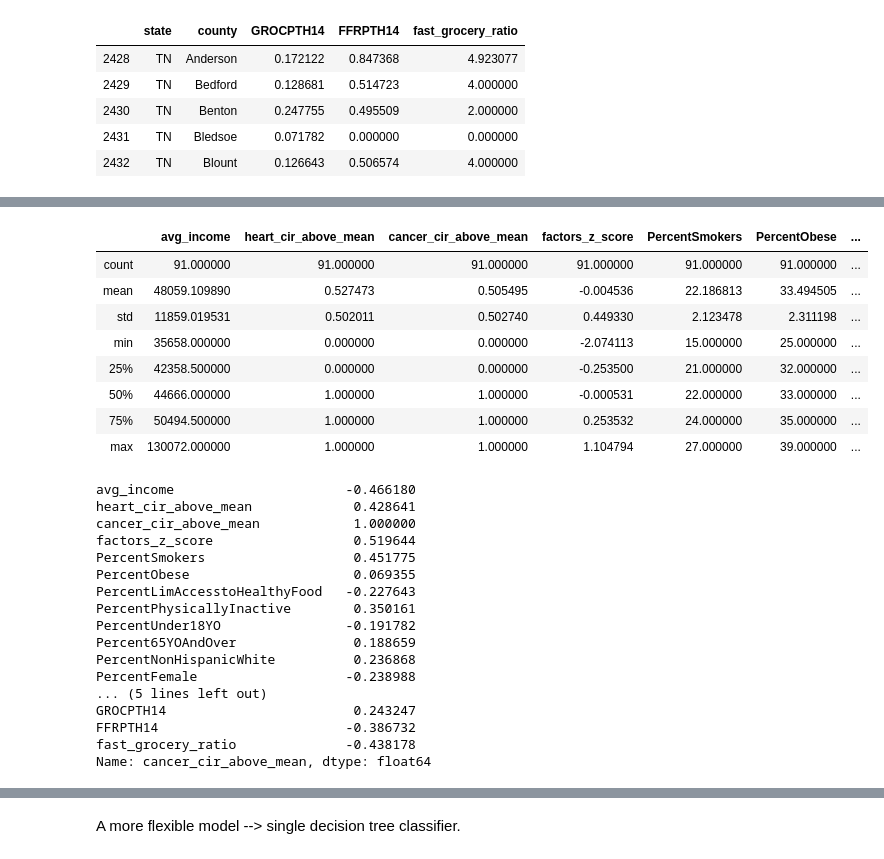
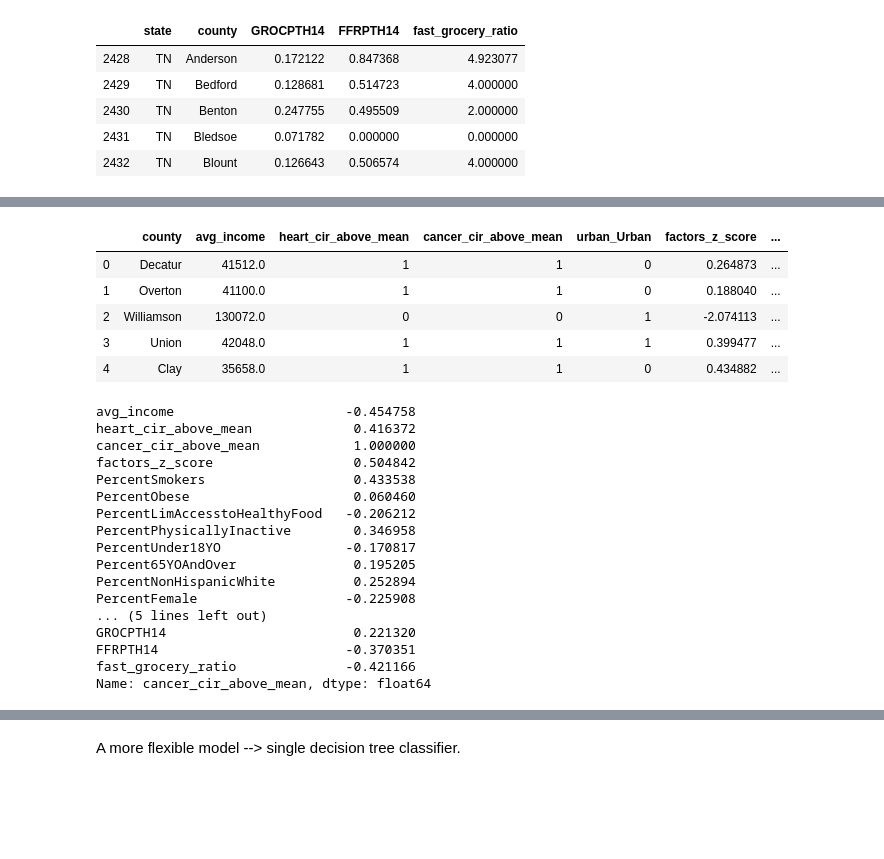
Before and after one commit to staufferalexander/vanderbilt-data-essentials-cohort-2, a Jupyter notebook: Class1_HCcosts_Sept4.19.ipynb, the cells around one changed output, grey strips where cells are left out. Drawn from its saved outputs; the diff is of its cells as text; code cells hidden in the pictures; blank space fills up the shorter version.

```diff
--- a/Class1_HCcosts_Sept4.19.ipynb
+++ b/Class1_HCcosts_Sept4.19.ipynb
@@ -902,7 +917,4 @@ Index(['county', 'heart_av', 'avg_income', 'heart_cir', 'cancer_av',
        'NumberofHospitals', 'Population', 'PeopleServedPerHospital'],
       dtype='object')
 # %%
-TN_total4 = TN_total3[['county', 'avg_income', 'heart_cir_above_mean', 'cancer_cir_above_mean', 'factors_z_score', 'PercentSmokers', 'PercentObese', 'PercentLimAccesstoHealthyFood', 'PercentPhysicallyInactive', 'PercentUnder18YO', 'Percent65YOAndOver', 'PercentNonHispanicWhite', 'PercentFemale', 'PercentRural', 'PCPRate', 'PercentUnemployment', 'PreventableHospitalStayRate', 'PeopleServedPerHospital']]
+TN_total4 = TN_total3[['county', 'avg_income', 'heart_cir_above_mean', 'cancer_cir_above_mean', 'urban_Urban', 'factors_z_score', 'PercentSmokers', 'PercentObese', 'PercentLimAccesstoHealthyFood', 'PercentPhysicallyInactive', 'PercentUnder18YO', 'Percent65YOAndOver', 'PercentNonHispanicWhite', 'PercentFemale', 'PercentRural', 'PCPRate', 'PercentUnemployment', 'PreventableHospitalStayRate', 'PeopleServedPerHospital']]
-# %%
-pd.set_option('display.max_rows', 20)
-TN_total4.corr().heart_cir_above_mean
@@ -1164,33 +1052,30 @@ Name: county, Length: 91, dtype: object
 # %%
-TN_total5 = pd.merge(TN_total4, tn_food_access, on = 'county')
-TN_total5.describe()
+TN_total6 = pd.merge(TN_total5, tn_food_access, on = 'county')
+TN_total5.head(5)
 # %% [output]
-|  | avg_income | heart_cir_above_mean | cancer_cir_above_mean | factors_z_score | PercentSmokers | PercentObese | ... |
-| count | 91.000000 | 91.000000 | 91.000000 | 91.000000 | 91.000000 | 91.000000 | ... |
-| mean | 48059.109890 | 0.527473 | 0.505495 | -0.004536 | 22.186813 | 33.494505 | ... |
-| std | 11859.019531 | 0.502011 | 0.502740 | 0.449330 | 2.123478 | 2.311198 | ... |
-| min | 35658.000000 | 0.000000 | 0.000000 | -2.074113 | 15.000000 | 25.000000 | ... |
-| 25% | 42358.500000 | 0.000000 | 0.000000 | -0.253500 | 21.000000 | 32.000000 | ... |
-| 50% | 44666.000000 | 1.000000 | 1.000000 | -0.000531 | 22.000000 | 33.000000 | ... |
-| 75% | 50494.500000 | 1.000000 | 1.000000 | 0.253532 | 24.000000 | 35.000000 | ... |
-| max | 130072.000000 | 1.000000 | 1.000000 | 1.104794 | 27.000000 | 39.000000 | ... |
+|  | county | avg_income | heart_cir_above_mean | cancer_cir_above_mean | urban_Urban | factors_z_score | ... |
+| 0 | Decatur | 41512.0 | 1 | 1 | 0 | 0.264873 | ... |
+| 1 | Overton | 41100.0 | 1 | 1 | 0 | 0.188040 | ... |
+| 2 | Williamson | 130072.0 | 0 | 0 | 1 | -2.074113 | ... |
+| 3 | Union | 42048.0 | 1 | 1 | 1 | 0.399477 | ... |
+| 4 | Clay | 35658.0 | 1 | 1 | 0 | 0.434882 | ... |
 # %%
-TN_total5.corr().cancer_cir_above_mean
+TN_total6.corr().cancer_cir_above_mean
 # %% [output]
-avg_income                      -0.466180
-heart_cir_above_mean             0.428641
+avg_income                      -0.454758
+heart_cir_above_mean             0.416372
 cancer_cir_above_mean            1.000000
-factors_z_score                  0.519644
-PercentSmokers                   0.451775
-PercentObese                     0.069355
-PercentLimAccesstoHealthyFood   -0.227643
-PercentPhysicallyInactive        0.350161
-PercentUnder18YO                -0.191782
-Percent65YOAndOver               0.188659
-PercentNonHispanicWhite          0.236868
-PercentFemale                   -0.238988
+factors_z_score                  0.504842
+PercentSmokers                   0.433538
+PercentObese                     0.060460
+PercentLimAccesstoHealthyFood   -0.206212
+PercentPhysicallyInactive        0.346958
+PercentUnder18YO                -0.170817
+Percent65YOAndOver               0.195205
+PercentNonHispanicWhite          0.252894
+PercentFemale                   -0.225908
 ... (5 lines left out)
-GROCPTH14                        0.243247
-FFRPTH14                        -0.386732
-fast_grocery_ratio              -0.438178
+GROCPTH14                        0.221320
+FFRPTH14                        -0.370351
+fast_grocery_ratio              -0.421166
 Name: cancer_cir_above_mean, dtype: float64
```
Also changed, not shown: parts of 34 cells of this notebook.
